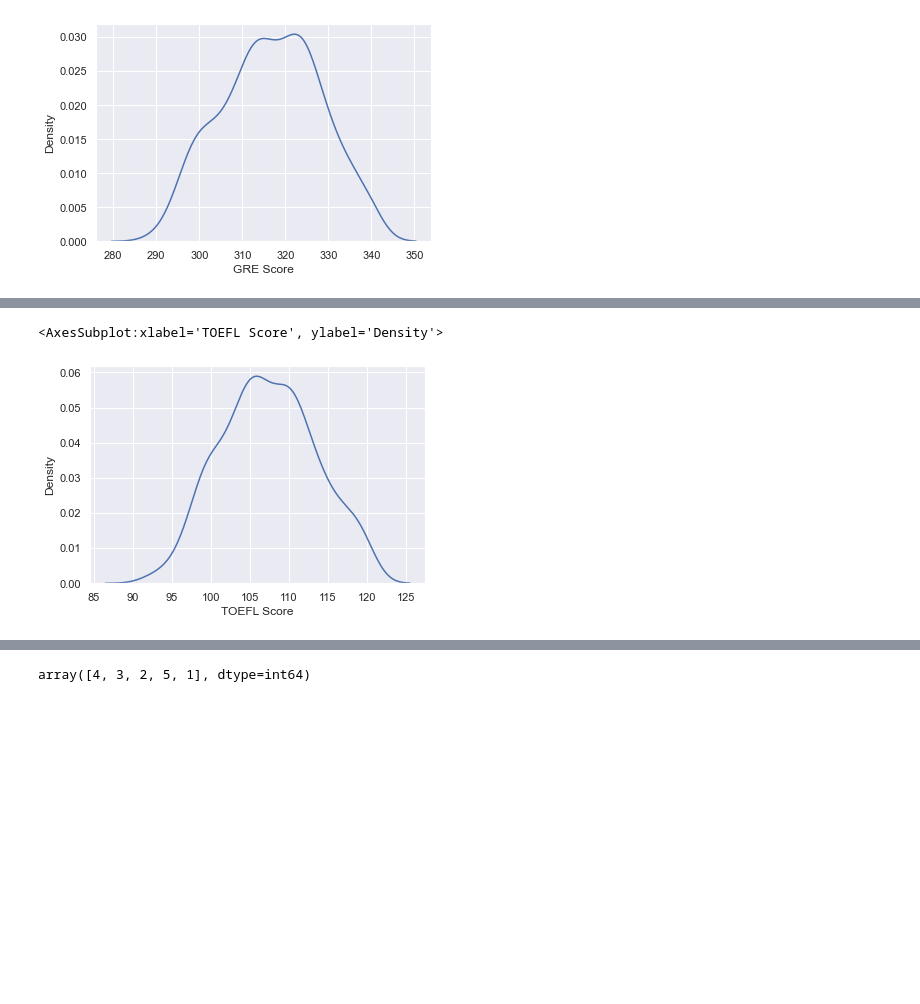
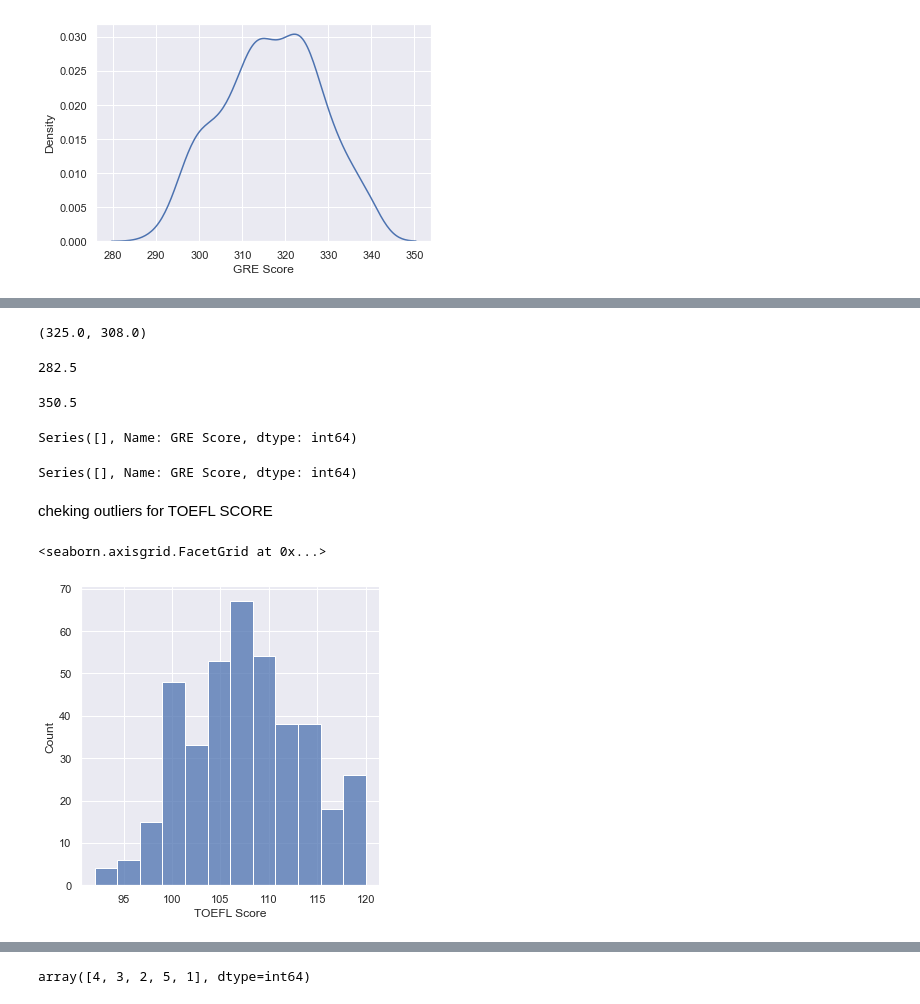
Before and after one commit to Tahereh2/regressions, a Jupyter notebook: admission predict.ipynb, the cells around one changed output, grey strips where cells are left out. Cells and saved outputs as stored; diff of their text form; code cells hidden in the pictures; blank space fills up the shorter version.

```diff
--- a/admission predict.ipynb
+++ b/admission predict.ipynb
@@ -64,0 +77,5 @@ sns.kdeplot(data["GRE Score"])
+# %%
+q75 , q25=np.percentile(data["GRE Score"], [75 , 25])
+q75 ,q25
+# %% [output]
+(325.0, 308.0)
@@ -65,5 +84,25 @@ sns.kdeplot(data["GRE Score"])
+# %%
+lower_limit=q25 -1.5*IQR
+lower_limit
+# %% [output]
+282.5
+# %%
+upper_limit=q75+1.5*IQR
+upper_limit
+# %% [output]
+350.5
+# %%
+data["GRE Score"][data["GRE Score"]<lower_limit]
+# %% [output]
+Series([], Name: GRE Score, dtype: int64)
+# %%
+data["GRE Score"][data["GRE Score"]>upper_limit]
+# %% [output]
+Series([], Name: GRE Score, dtype: int64)
+# %% [markdown]
+cheking outliers for TOEFL SCORE
 # %%
-sns.kdeplot(data["TOEFL Score"])
+sns.displot(data["TOEFL Score"])
 # %% [output]
-<AxesSubplot:xlabel='TOEFL Score', ylabel='Density'>
+<seaborn.axisgrid.FacetGrid at 0x...>
-[figure, old version]
+[figure, new version]
```
Also changed, not shown: parts of 30 cells of this notebook.
